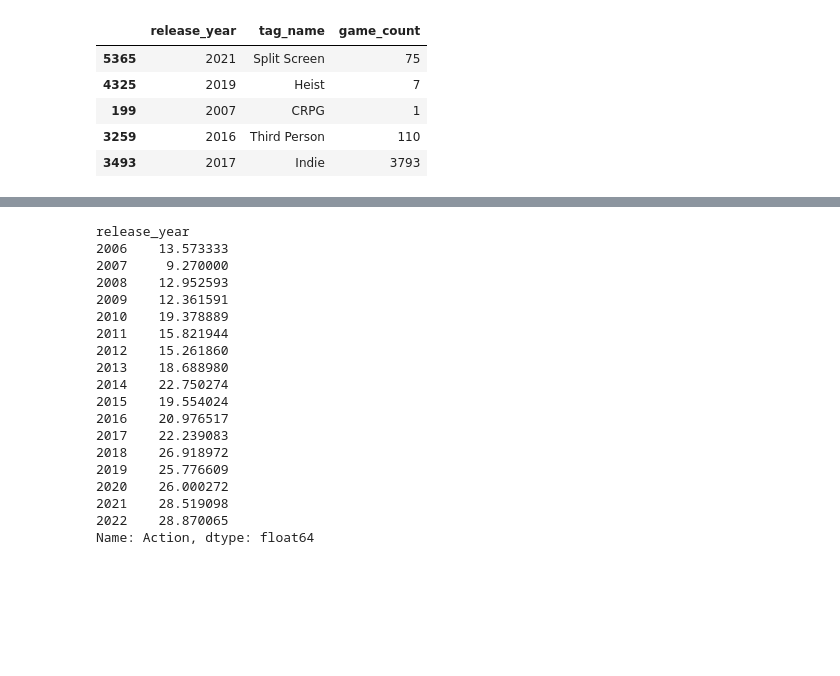
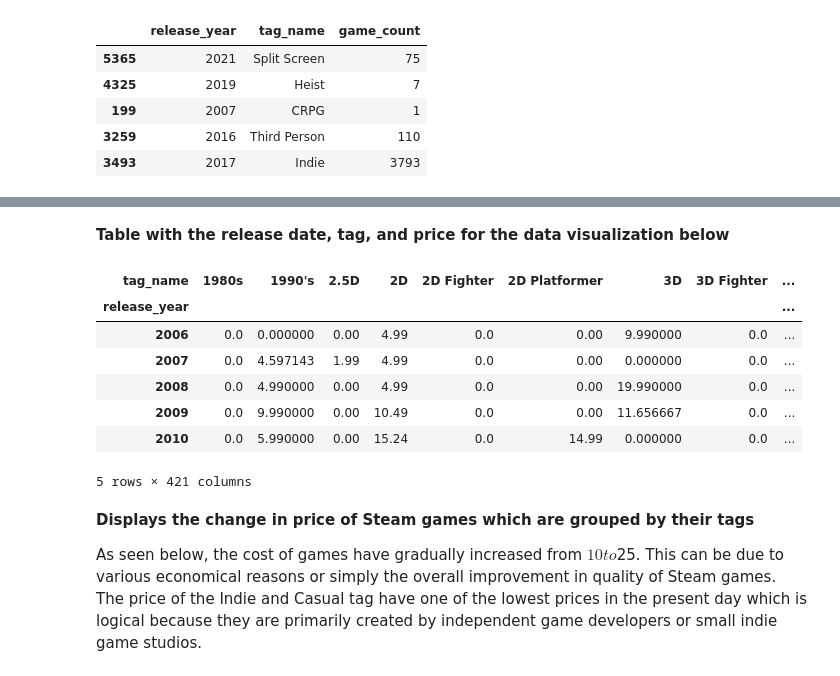
Before and after one commit to xuqc01/Predicting_the_Success_of_Steam_Games, a Jupyter notebook: analysis.ipynb, the cells around one changed output, grey strips where cells are left out. Cells and saved outputs as stored; diff of their text form; code cells hidden in the pictures; blank space fills up the shorter version.

```diff
--- a/analysis.ipynb
+++ b/analysis.ipynb
@@ -223,3 +270,5 @@ plt.tight_layout()
+# %% [markdown]
+**Table with the release date, tag, and price for the data visualization below**
 # %%
 with sqlite3.connect('video_game_data_db.sqlite') as conn:
     query = """
@@ -227,53 +276,46 @@ with sqlite3.connect('video_game_data_db.sqlite') as conn:
             FROM game_tag
             JOIN tag ON tag.id = game_tag.tag_id
             JOIN game ON game.id = game_tag.game_id
             WHERE
                 CAST(substr(release_date, 1, 4) AS INT) >= 2006
                 AND price != -1
             GROUP BY substr(release_date, 1, 4), tag.name
             """
 
     query = """
             SELECT game.id, game.name, substr(release_date, 1, 4) AS release_year, tag.name AS tag_name, AVG(price) AS avg_price
             FROM game_tag
             JOIN tag ON tag.id = game_tag.tag_id
             JOIN game ON game.id = game_tag.game_id
             JOIN player_count ON player_count.id = game.id
             WHERE
                 "09_06_1300" >= 20
                 AND (CAST(substr(release_date, 1, 4) AS INT) BETWEEN 2006 AND 2022)
                 AND price != -1
             GROUP BY substr(release_date, 1, 4), tag.name
             ORDER BY release_year DESC
             """
 
     date_tag_price = pd.read_sql(query, con=conn)
 
 date_tag_price_pivot = date_tag_price.pivot(index='release_year', columns='tag_name', values='avg_price')
 
 date_tag_price_pivot.fillna(0, inplace=True)
 
-date_tag_price_pivot['Action']
+date_tag_price_pivot.head()
 # %% [output]
+| tag_name | 1980s | 1990's | 2.5D | 2D | 2D Fighter | 2D Platformer | 3D | 3D Fighter | ... |
+| release_year |  |  |  |  |  |  |  |  | ... |
+| 2006 | 0.0 | 0.000000 | 0.00 | 4.99 | 0.0 | 0.00 | 9.990000 | 0.0 | ... |
+| 2007 | 0.0 | 4.597143 | 1.99 | 4.99 | 0.0 | 0.00 | 0.000000 | 0.0 | ... |
+| 2008 | 0.0 | 4.990000 | 0.00 | 4.99 | 0.0 | 0.00 | 19.990000 | 0.0 | ... |
+| 2009 | 0.0 | 9.990000 | 0.00 | 10.49 | 0.0 | 0.00 | 11.656667 | 0.0 | ... |
+| 2010 | 0.0 | 5.990000 | 0.00 | 15.24 | 0.0 | 14.99 | 0.000000 | 0.0 | ... |
-release_year
-2006    13.573333
-2007     9.270000
-2008    12.952593
-2009    12.361591
-2010    19.378889
-2011    15.821944
-2012    15.261860
-2013    18.688980
-2014    22.750274
-2015    19.554024
-2016    20.976517
-2017    22.239083
-2018    26.918972
-2019    25.776609
-2020    26.000272
-2021    28.519098
-2022    28.870065
-Name: Action, dtype: float64
+5 rows × 421 columns
+# %% [markdown]
+**Displays the change in price of Steam games which are grouped by their tags**
+
+As seen below, the cost of games have gradually increased from $10 to $25. This can be due to various economical reasons or simply the overall improvement in quality of Steam games. The price of the Indie and Casual tag have one of the lowest prices in the present day which is logical because they are primarily created by independent game developers or small indie game studios.
 # %%
 # Plotting
 fig, ax = plt.subplots(figsize=(15,8))
```
Also changed, not shown: parts of 23 cells of this notebook, 2 other files.
